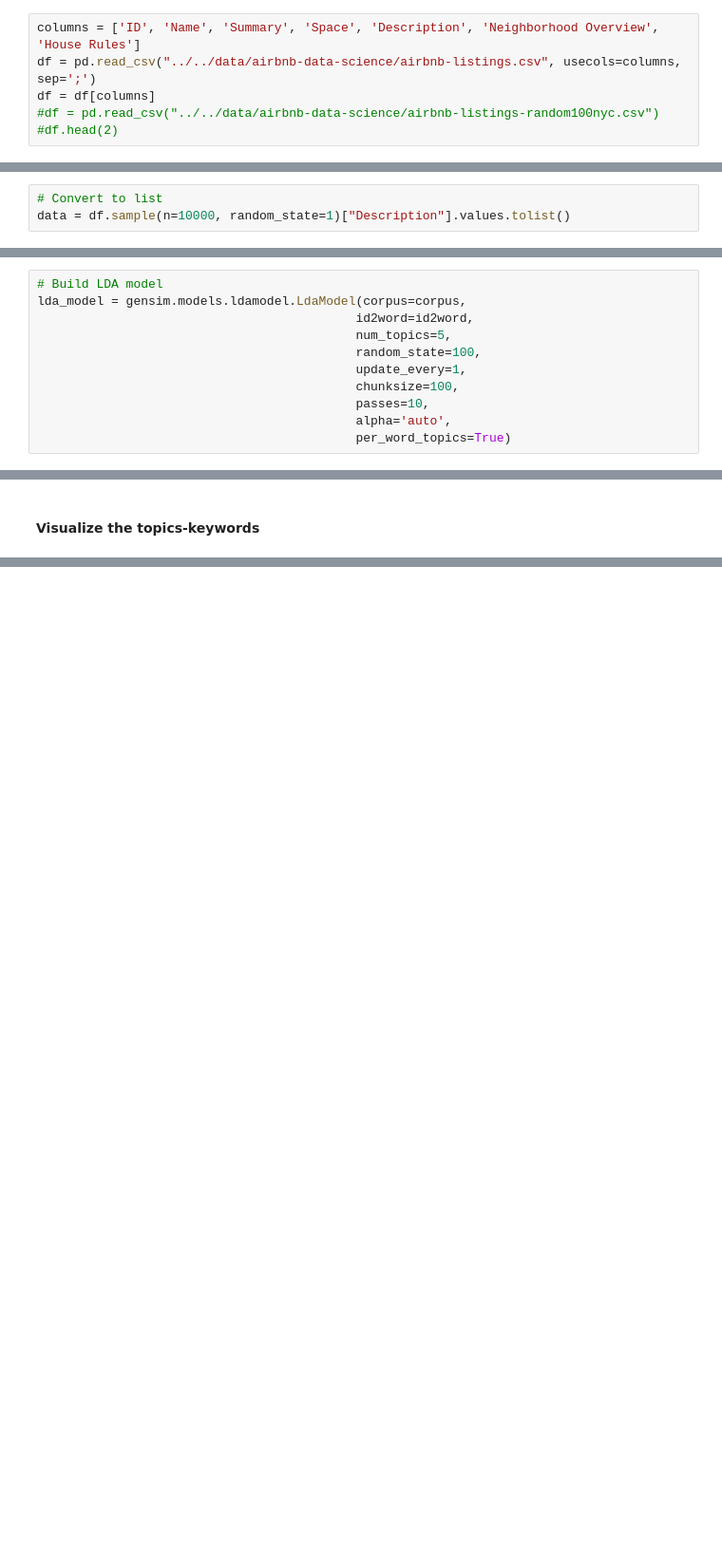
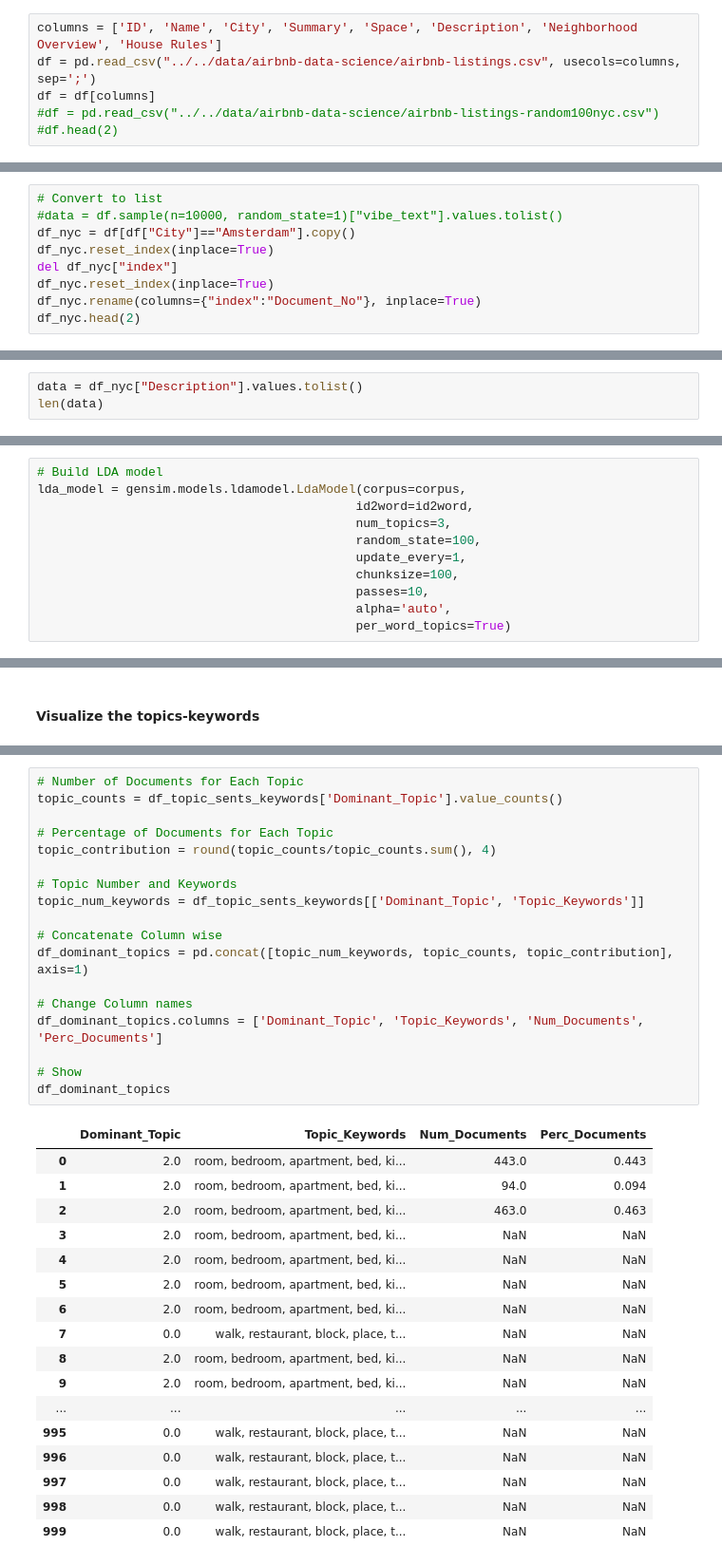
Before and after one commit to deepak-karkala/airbnb-data-science, a Jupyter notebook: notebooks/search_listings_by_neighbourhood_vibe.ipynb, the cells around one changed output, grey strips where cells are left out. Shown: that part at 95% size. Drawn from its saved outputs; the diff is of its cells as text; blank space fills up the shorter version.

```diff
--- a/notebooks/search_listings_by_neighbourhood_vibe.ipynb
+++ b/notebooks/search_listings_by_neighbourhood_vibe.ipynb
@@ -36,7 +61,7 @@ stop_words.extend(['from', 'subject', 're', 'edu', 'use', 'room', 'apartment', '
 # %% [markdown]
 #### Load dataset
 # %%
-columns = ['ID', 'Name', 'Summary', 'Space', 'Description', 'Neighborhood Overview', 'House Rules']
+columns = ['ID', 'Name', 'City', 'Summary', 'Space', 'Description', 'Neighborhood Overview', 'House Rules']
 df = pd.read_csv("../../data/airbnb-data-science/airbnb-listings.csv", usecols=columns, sep=';')
 df = df[columns]
 #df = pd.read_csv("../../data/airbnb-data-science/airbnb-listings-random100nyc.csv")
@@ -45,4 +86,10 @@ df = df[columns]
 #### Extract listings description
 # %%
 # Convert to list
-data = df.sample(n=10000, random_state=1)["Description"].values.tolist()
+#data = df.sample(n=10000, random_state=1)["vibe_text"].values.tolist()
+df_nyc = df[df["City"]=="Amsterdam"].copy()
+df_nyc.reset_index(inplace=True)
+del df_nyc["index"]
+df_nyc.reset_index(inplace=True)
+df_nyc.rename(columns={"index":"Document_No"}, inplace=True)
+df_nyc.head(2)
@@ -48,0 +100,3 @@ data = df.sample(n=10000, random_state=1)["Description"].values.tolist()
+# %%
+data = df_nyc["Description"].values.tolist()
+len(data)
@@ -119,7 +175,7 @@ corpus = [id2word.doc2bow(text) for text in texts]
 # Build LDA model
 lda_model = gensim.models.ldamodel.LdaModel(corpus=corpus,
                                            id2word=id2word,
-                                           num_topics=5,
+                                           num_topics=3,
                                            random_state=100,
                                            update_every=1,
                                            chunksize=100,
@@ -201,0 +330,36 @@ term
+# %%
+# Number of Documents for Each Topic
+topic_counts = df_topic_sents_keywords['Dominant_Topic'].value_counts()
+
+# Percentage of Documents for Each Topic
+topic_contribution = round(topic_counts/topic_counts.sum(), 4)
+
+# Topic Number and Keywords
+topic_num_keywords = df_topic_sents_keywords[['Dominant_Topic', 'Topic_Keywords']]
+
+# Concatenate Column wise
+df_dominant_topics = pd.concat([topic_num_keywords, topic_counts, topic_contribution], axis=1)
+
+# Change Column names
+df_dominant_topics.columns = ['Dominant_Topic', 'Topic_Keywords', 'Num_Documents', 'Perc_Documents']
+
+# Show
+df_dominant_topics
+# %% [output]
+|  | Dominant_Topic | Topic_Keywords | Num_Documents | Perc_Documents |
+| 0 | 2.0 | room, bedroom, apartment, bed, ki... | 443.0 | 0.443 |
+| 1 | 2.0 | room, bedroom, apartment, bed, ki... | 94.0 | 0.094 |
+| 2 | 2.0 | room, bedroom, apartment, bed, ki... | 463.0 | 0.463 |
+| 3 | 2.0 | room, bedroom, apartment, bed, ki... | NaN | NaN |
+| 4 | 2.0 | room, bedroom, apartment, bed, ki... | NaN | NaN |
+| 5 | 2.0 | room, bedroom, apartment, bed, ki... | NaN | NaN |
+| 6 | 2.0 | room, bedroom, apartment, bed, ki... | NaN | NaN |
+| 7 | 0.0 | walk, restaurant, block, place, t... | NaN | NaN |
+| 8 | 2.0 | room, bedroom, apartment, bed, ki... | NaN | NaN |
+| 9 | 2.0 | room, bedroom, apartment, bed, ki... | NaN | NaN |
+| ... | ... | ... | ... | ... |
+| 995 | 0.0 | walk, restaurant, block, place, t... | NaN | NaN |
+| 996 | 0.0 | walk, restaurant, block, place, t... | NaN | NaN |
+| 997 | 0.0 | walk, restaurant, block, place, t... | NaN | NaN |
+| 998 | 0.0 | walk, restaurant, block, place, t... | NaN | NaN |
+| 999 | 0.0 | walk, restaurant, block, place, t... | NaN | NaN |
```
Also changed, not shown: parts of 18 cells of this notebook, 1 other file.
